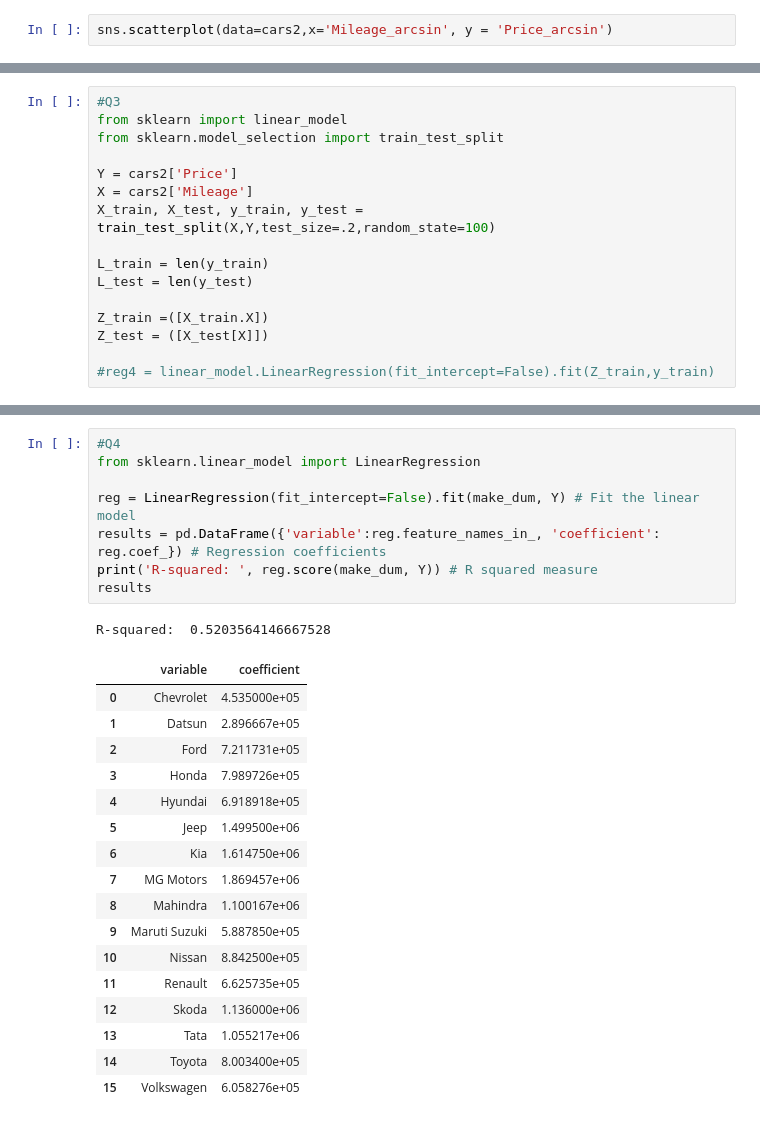
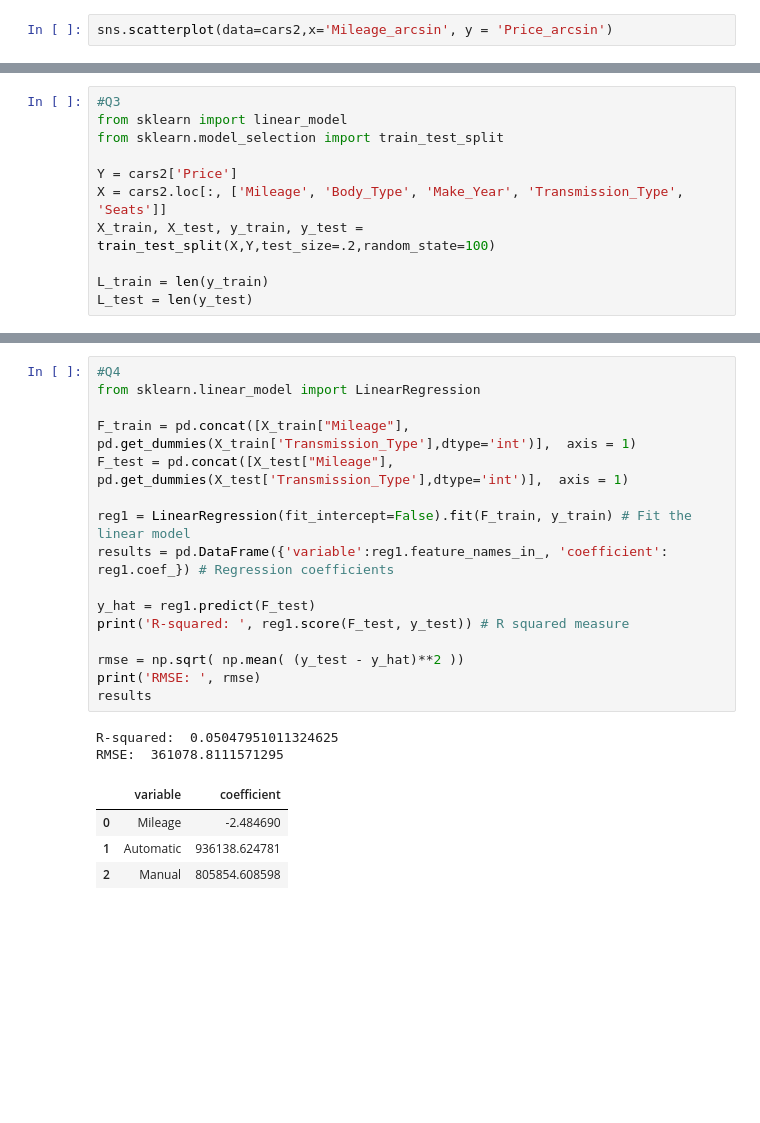
Before and after one commit to borayd3/labs, a Jupyter notebook: 04_hedonic_pricing/04_hedonic_pricing.ipynb, the cells around one changed output, grey strips where cells are left out. Saved outputs shown, nothing was run; the diff lists cells and outputs as text; blank space fills up the shorter version.

```diff
--- a/04_hedonic_pricing/04_hedonic_pricing.ipynb
+++ b/04_hedonic_pricing/04_hedonic_pricing.ipynb
@@ -101,13 +119,8 @@ from sklearn import linear_model
 from sklearn.model_selection import train_test_split
 
 Y = cars2['Price']
-X = cars2['Mileage']
+X = cars2.loc[:, ['Mileage', 'Body_Type', 'Make_Year', 'Transmission_Type', 'Seats']]
 X_train, X_test, y_train, y_test = train_test_split(X,Y,test_size=.2,random_state=100)
 
 L_train = len(y_train)
 L_test = len(y_test)
-
-Z_train =([X_train.X])
-Z_test = ([X_test[X]])
-
-#reg4 = linear_model.LinearRegression(fit_intercept=False).fit(Z_train,y_train)
@@ -142,27 +156,23 @@ print(var_n)
 # %%
 #Q4
 from sklearn.linear_model import LinearRegression
 
-reg = LinearRegression(fit_intercept=False).fit(make_dum, Y) # Fit the linear model
-results = pd.DataFrame({'variable':reg.feature_names_in_, 'coefficient': reg.coef_}) # Regression coefficients
-print('R-squared: ', reg.score(make_dum, Y)) # R squared measure
+F_train = pd.concat([X_train["Mileage"], pd.get_dummies(X_train['Transmission_Type'],dtype='int')],  axis = 1)
+F_test = pd.concat([X_test["Mileage"], pd.get_dummies(X_test['Transmission_Type'],dtype='int')],  axis = 1)
+
+reg1 = LinearRegression(fit_intercept=False).fit(F_train, y_train) # Fit the linear model
+results = pd.DataFrame({'variable':reg1.feature_names_in_, 'coefficient': reg1.coef_}) # Regression coefficients
+
+y_hat = reg1.predict(F_test)
+print('R-squared: ', reg1.score(F_test, y_test)) # R squared measure
+
+rmse = np.sqrt( np.mean( (y_test - y_hat)**2 ))
+print('RMSE: ', rmse)
 results
 # %% [output]
-R-squared:  0.5203564146667528
+R-squared:  0.05047951011324625
+RMSE:  361078.8111571295
 |  | variable | coefficient |
-| 0 | Chevrolet | 4.535000e+05 |
-| 1 | Datsun | 2.896667e+05 |
-| 2 | Ford | 7.211731e+05 |
-| 3 | Honda | 7.989726e+05 |
-| 4 | Hyundai | 6.918918e+05 |
-| 5 | Jeep | 1.499500e+06 |
-| 6 | Kia | 1.614750e+06 |
-| 7 | MG Motors | 1.869457e+06 |
-| 8 | Mahindra | 1.100167e+06 |
-| 9 | Maruti Suzuki | 5.887850e+05 |
-| 10 | Nissan | 8.842500e+05 |
-| 11 | Renault | 6.625735e+05 |
-| 12 | Skoda | 1.136000e+06 |
-| 13 | Tata | 1.055217e+06 |
-| 14 | Toyota | 8.003400e+05 |
-| 15 | Volkswagen | 6.058276e+05 |
+| 0 | Mileage | -2.484690 |
+| 1 | Automatic | 936138.624781 |
+| 2 | Manual | 805854.608598 |
```
Also changed, not shown: parts of 19 cells of this notebook.
